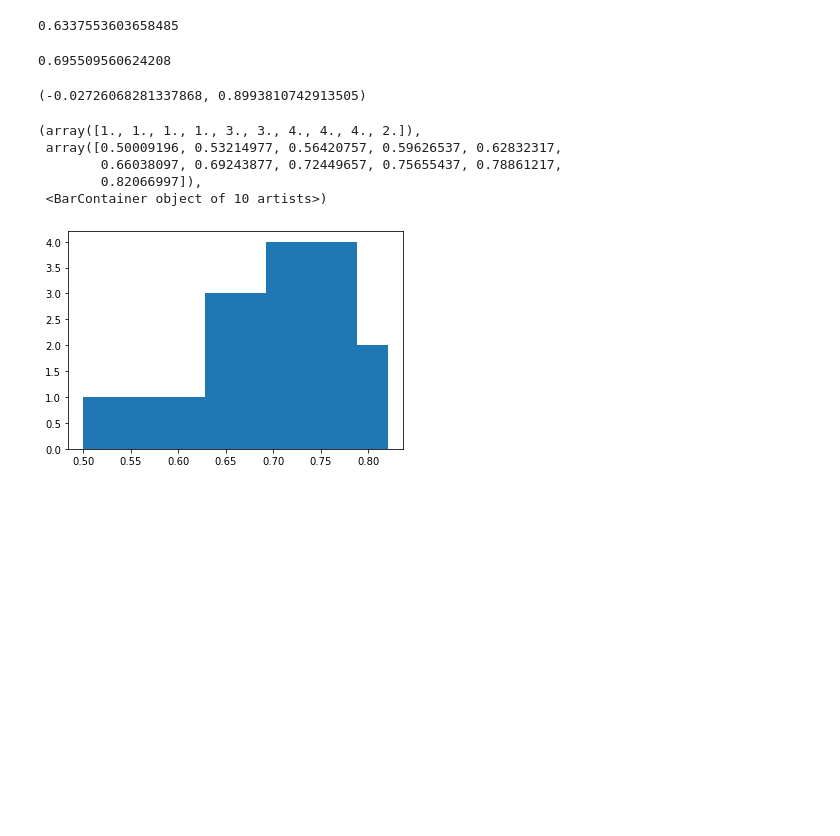
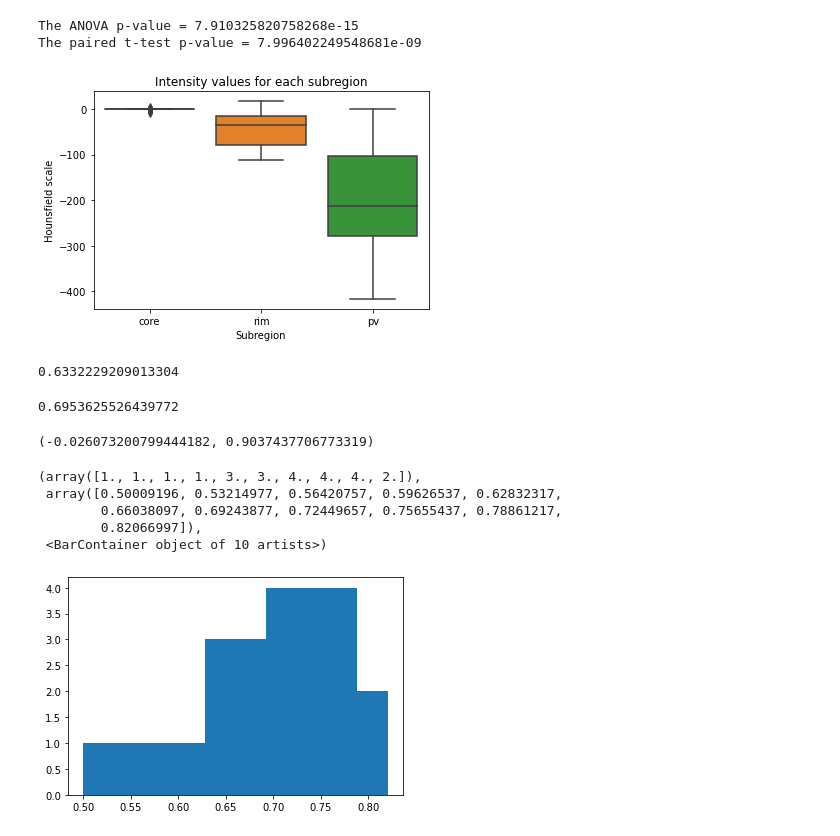
Before and after one commit to caryn-geady/BME1462-Biomedical-Image-Analysis-final-project, a Jupyter notebook: Segmentation Pipeline Tuning II.ipynb, the cells around one changed output. Drawn from its saved outputs; the diff is of its cells as text; code cells hidden in the pictures; blank space fills up the shorter version.

Commit message:
- Added output for masks from Segmentation - Added first attempt at extracting subregions - Added first attempt at comparing intensities in subregions

```diff
--- a/Segmentation Pipeline Tuning II.ipynb
+++ b/Segmentation Pipeline Tuning II.ipynb
@@ -129,6 +134,11 @@ def segPipeline(imgList,mskList):
     entropy_gradient = []
     dice_water = []
     dice_actC = []
+
+    lst_images = []
+    lst_wsmasks = []
+    lst_acmasks = []
+
 
     for i in range(len(imgList)):
 
@@ -227,6 +237,10 @@ def segPipeline(imgList,mskList):
             # fill any holes in the final mask result (unlikely, but you never know)
             refined_mask = binary_fill_holes(refined_mask)
 
+            lst_images.append(img_subV)
+            lst_wsmasks.append(water_mask)
+            lst_acmasks.append(refined_mask)
+
             IoU_water.append(np.count_nonzero(np.logical_and(water_mask,msk_subV)) / np.count_nonzero(np.logical_or(water_mask,msk_subV)))
             IoU_actC.append(np.count_nonzero(np.logical_and(refined_mask,msk_subV)) / np.count_nonzero(np.logical_or(refined_mask,msk_subV)))
             IoU_backW.append(np.count_nonzero(np.logical_and(~water_mask,~msk_subV)) / np.count_nonzero(np.logical_or(~water_mask,~msk_subV)))
@@ -237,9 +251,8 @@ def segPipeline(imgList,mskList):
 #         # calculate the patient-specific IoU
 #         all_backIoU.append(np.count_nonzero(np.logical_and(~water_whole,~msk_V))/np.count_nonzero(np.logical_or(~water_whole,~msk_V)))
 
-
-    return IoU_water,IoU_actC,IoU_backW,IoU_backA,num_lesions_per_patient,patient_index,mean_intensities,mean_intensities_gradient,entropy_gradient,dice_water,dice_actC
+    return IoU_water,IoU_actC,IoU_backW,IoU_backA,num_lesions_per_patient,patient_index,mean_intensities,mean_intensities_gradient,entropy_gradient,dice_water,dice_actC, lst_images, lst_wsmasks, lst_acmasks
 
 
 # run the pipeline
-IoU_water,IoU_actC,IoU_backW,IoU_backA,num_lesions_per_patient,patient_index,mean_intensities,mean_intensities_gradient,entropy_gradient,dice_water,dice_actC = segPipeline(all_images,all_masks)
+IoU_water,IoU_actC,IoU_backW,IoU_backA,num_lesions_per_patient,patient_index,mean_intensities,mean_intensities_gradient,entropy_gradient,dice_water,dice_actC, images_lst, wsmasks_lst, acmask_lst = segPipeline(all_images,all_masks)
@@ -246,19 +318,54 @@ IoU_water,IoU_actC,IoU_backW,IoU_backA,num_lesions_per_patient,patient_index,mea
+# %%
+# Comparisons calculations that we could make
+
+import seaborn as sns
+import pandas as pd
+from scipy import stats
+
+# initialize dictionary for intensity values
+intensities = {'core':[],'rim':[],'pv':[]}
+
+# loop through each lesion mask and calculate the average intensity
+for i in range(np.shape(img_core)[0]):
+    intensities['core'].append(np.mean(img_core[i]))
+    intensities['rim'].append(np.mean(img_rim[i]))
+    intensities['pv'].append(np.mean(img_pv[i]))
+
+# visualizing the intensity distributions
+intensity_values = pd.DataFrame.from_dict(intensities)
+fig, ax = plt.subplots()
+ax = sns.boxplot(data=intensity_values)
+ax.set_title('Intensity values for each subregion')
+ax.set_xlabel('Subregion')
+ax.set_ylabel('Hounsfield scale')
+
+# ANOVA between the intensity calculations
+f_value, p_value = stats.f_oneway(intensity_values['core'],intensity_values['rim'],intensity_values['pv'])
+print('The ANOVA p-value = {}'.format(p_value))
+
+# paired t-test between the rim and perivascular intensity calculations
+t_value_paired, p_value_paired = stats.ttest_rel(intensity_values['rim'],intensity_values['pv'])
+print('The paired t-test p-value = {}'.format(p_value_paired))
+# %% [output]
+The ANOVA p-value = 7.910325820758268e-15
+The paired t-test p-value = 7.996402249548681e-09
+[figure, added]
 # %%
 all_IoU_AC = (np.array(IoU_actC) + np.array(IoU_backA))/2
 np.mean(all_IoU_AC)
 # %% [output]
-0.6337553603658485
+0.6332229209013304
 # %%
 all_IoU_WS = (np.array(IoU_water) + np.array(IoU_backW))/2
 np.mean(all_IoU_WS)
 # %% [output]
-0.695509560624208
+0.6953625526439772
 # %%
 from scipy.stats.stats import pearsonr
 
 pearsonr(mean_intensities,IoU_actC)
 # %% [output]
-(-0.02726068281337868, 0.8993810742913505)
+(-0.026073200799444182, 0.9037437706773319)
 # %%
 import matplotlib.pyplot as plt
 plt.hist(all_IoU_WS)
```
Also changed, not shown: parts of 6 cells of this notebook.
